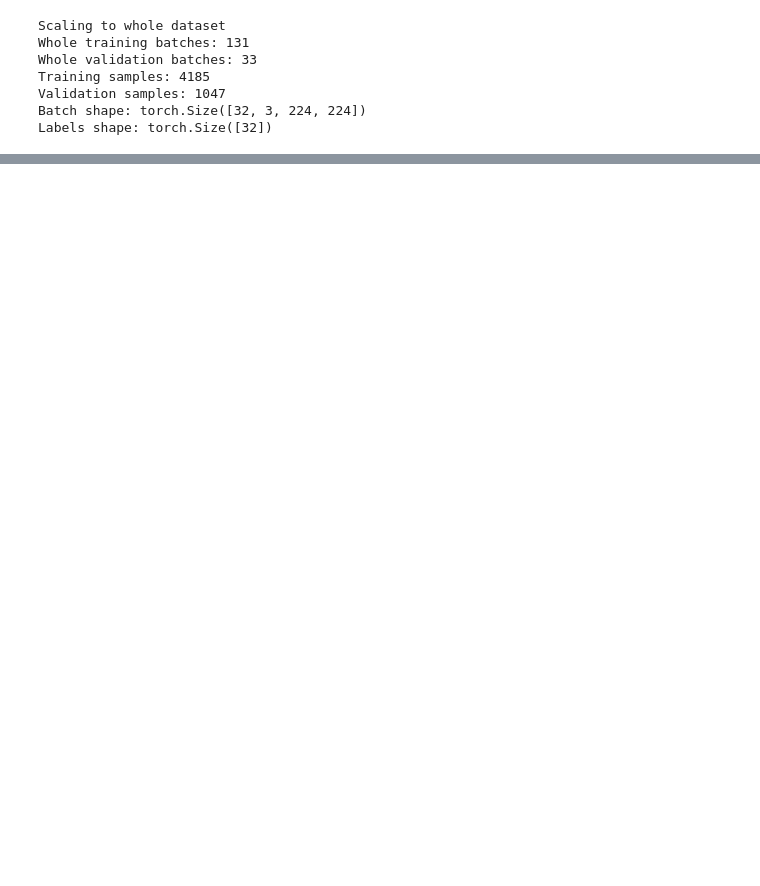
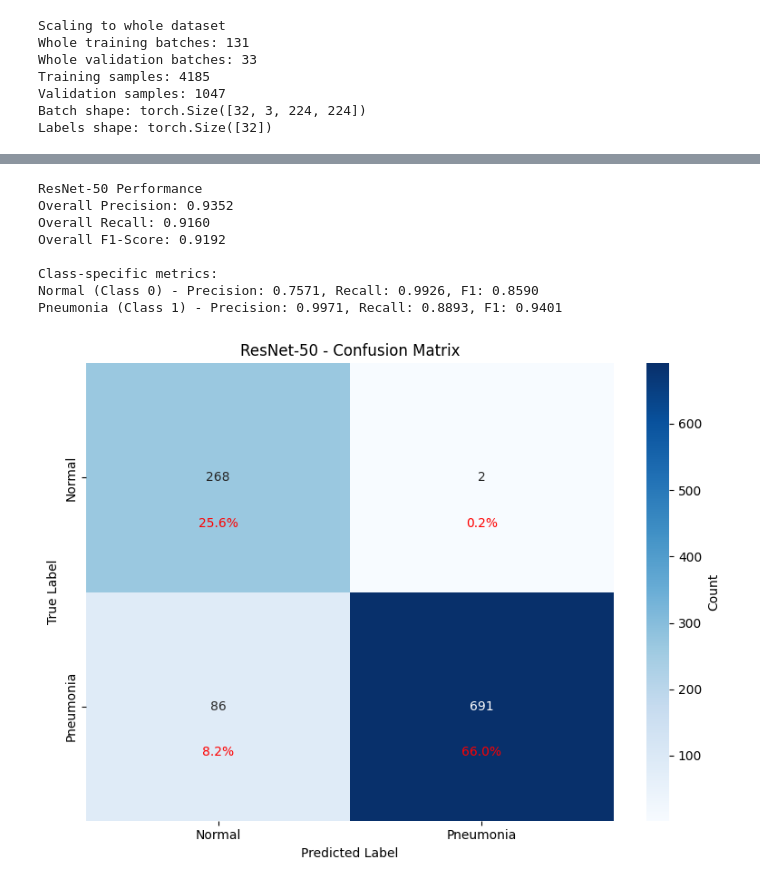
Before and after one commit to JGB173/Pneumonia-Detection, a Jupyter notebook: Code/model_implementation.ipynb, the cells around one changed output, grey strips where cells are left out. Cells and saved outputs as stored; diff of their text form; code cells hidden in the pictures; blank space fills up the shorter version.

Commit message:
Performance metrics for model

```diff
--- a/Code/model_implementation.ipynb
+++ b/Code/model_implementation.ipynb
@@ -251,0 +292,74 @@ print(f"ViT final validation accuracy: {vit_whole_history['val_acc'][-1]:.2f}%")
+# %%
+from sklearn.metrics import precision_recall_fscore_support, confusion_matrix, classification_report
+import numpy as np
+
+
+# Calc performance metrics precision, recall, F1-score
+def evaluate_model_detailed(model, data_loader, model_name):
+
+    model.eval()
+    all_predictions = []
+    all_labels = []
+
+    with torch.no_grad():
+        for images, labels in data_loader:
+            images, labels = images.to(device), labels.to(device)
+
+            # Handle different model outputs
+            if hasattr(model, 'classifier') and 'ViT' in str(type(model)):
+                outputs = model(images).logits
+            else:
+                outputs = model(images)
+
+            _, predicted = torch.max(outputs, 1)
+
+            all_predictions.extend(predicted.cpu().numpy())
+            all_labels.extend(labels.cpu().numpy())
+
+    # Calculate metrics
+    precision, recall, f1, support = precision_recall_fscore_support(
+        all_labels, all_predictions, average=None, labels=[0, 1]
+    )
+
+    # Overall metrics
+    precision_avg, recall_avg, f1_avg, _ = precision_recall_fscore_support(
+        all_labels, all_predictions, average='weighted'
+    )
+
+    # Confusion matrix
+    cm = confusion_matrix(all_labels, all_predictions)
+
+    print(f"\n{model_name} Performance")
+    print(f"Overall Precision: {precision_avg:.4f}")
+    print(f"Overall Recall: {recall_avg:.4f}")
+    print(f"Overall F1-Score: {f1_avg:.4f}")
+
+    print(f"\nClass-specific metrics:")
+    print(f"Normal (Class 0) - Precision: {precision[0]:.4f}, Recall: {recall[0]:.4f}, F1: {f1[0]:.4f}")
+    print(f"Pneumonia (Class 1) - Precision: {precision[1]:.4f}, Recall: {recall[1]:.4f}, F1: {f1[1]:.4f}")
+
+    plot_confusion_matrix(cm, model_name)
+
+    return {
+        'precision': precision,
+        'recall': recall,
+        'f1': f1,
+        'precision_avg': precision_avg,
+        'recall_avg': recall_avg,
+        'f1_avg': f1_avg,
+        'confusion_matrix': cm
+    }
+
+# Evaluate both models on validation set
+resnet_metrics = evaluate_model_detailed(resnet, whole_val_loader, "ResNet-50")
+vit_metrics = evaluate_model_detailed(vit, whole_val_loader, "ViT")
+# %% [output]
+ResNet-50 Performance
+Overall Precision: 0.9352
+Overall Recall: 0.9160
+Overall F1-Score: 0.9192
+
+Class-specific metrics:
+Normal (Class 0) - Precision: 0.7571, Recall: 0.9926, F1: 0.8590
+Pneumonia (Class 1) - Precision: 0.9971, Recall: 0.8893, F1: 0.9401
+[figure, added]
```
Also changed, not shown: parts of 7 cells of this notebook.
